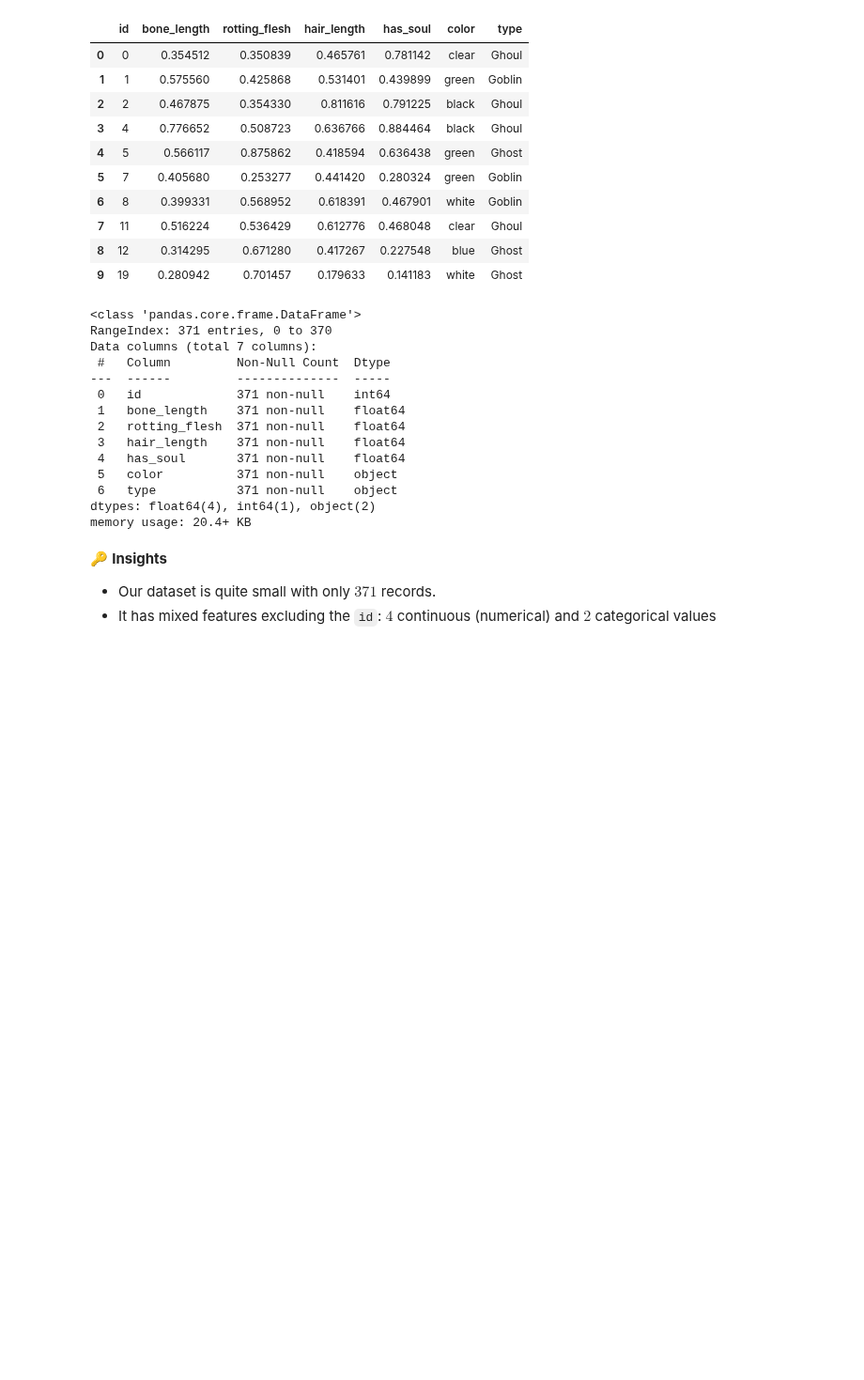
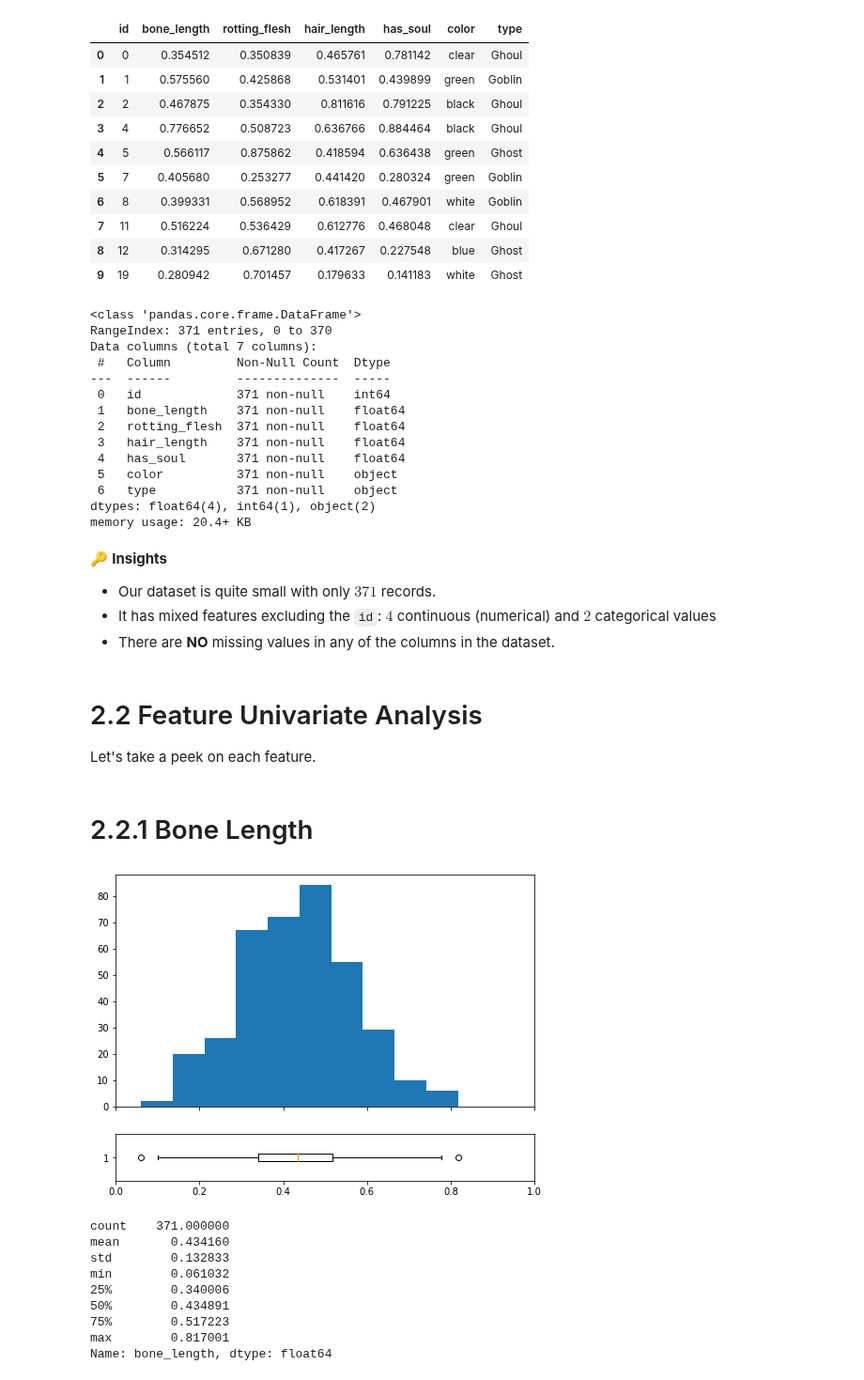
Before and after one commit to poolGolez/project-roosevelt, a Jupyter notebook: ghosts-goblins-ghosts-gotcha.ipynb, the cells around one changed output. Shown at 94% size. Cells and saved outputs as stored; diff of their text form; code cells hidden in the pictures; blank space fills up the shorter version.

Commit message:
Exploratory data analysis on continuous variables

```diff
--- a/ghosts-goblins-ghosts-gotcha.ipynb
+++ b/ghosts-goblins-ghosts-gotcha.ipynb
@@ -29,7 +31,7 @@ Unzipping /kaggle/working/test.csv...
 Archive:  /kaggle/input/ghouls-goblins-and-ghosts-boo/test.csv.zip
   inflating: test.csv
 # %%
-train_df = pd.read_csv(TRAIN_FILE)
+df = pd.read_csv(TRAIN_FILE)
 # %% [markdown]
 # 2. Data Exploration
 # %%
@@ -67,3 +69,33 @@ memory usage: 20.4+ KB
 🔑 **Insights**
 * Our dataset is quite small with only $371$ records.
 * It has mixed features excluding the `id`: $4$ continuous (numerical) and $2$ categorical values
+* There are **NO** missing values in any of the columns in the dataset.
+# %% [markdown]
+# 2.2 Feature Univariate Analysis
+
+Let's take a peek on each feature.
+# %% [markdown]
+# 2.2.1 Bone Length
+# %%
+def analyze_num_var(series):
+    f, (ax_hist, ax_box) = plt.subplots(2, sharex=True, figsize=(8,6),
+                                        gridspec_kw={"height_ratios": (.75, .15)})
+    ax_hist.hist(series)
+    ax_box.boxplot(series, vert=False)
+    ax_hist.set_xlim(0,1)
+    plt.show()
+
+    print(series.describe())
+
+analyze_num_var(df['bone_length'])
+# %% [output]
+[figure, added]
+count    371.000000
+mean       0.434160
+std        0.132833
+min        0.061032
+25%        0.340006
+50%        0.434891
+75%        0.517223
+max        0.817001
+Name: bone_length, dtype: float64
```
Also changed, not shown: parts of 9 cells of this notebook.
